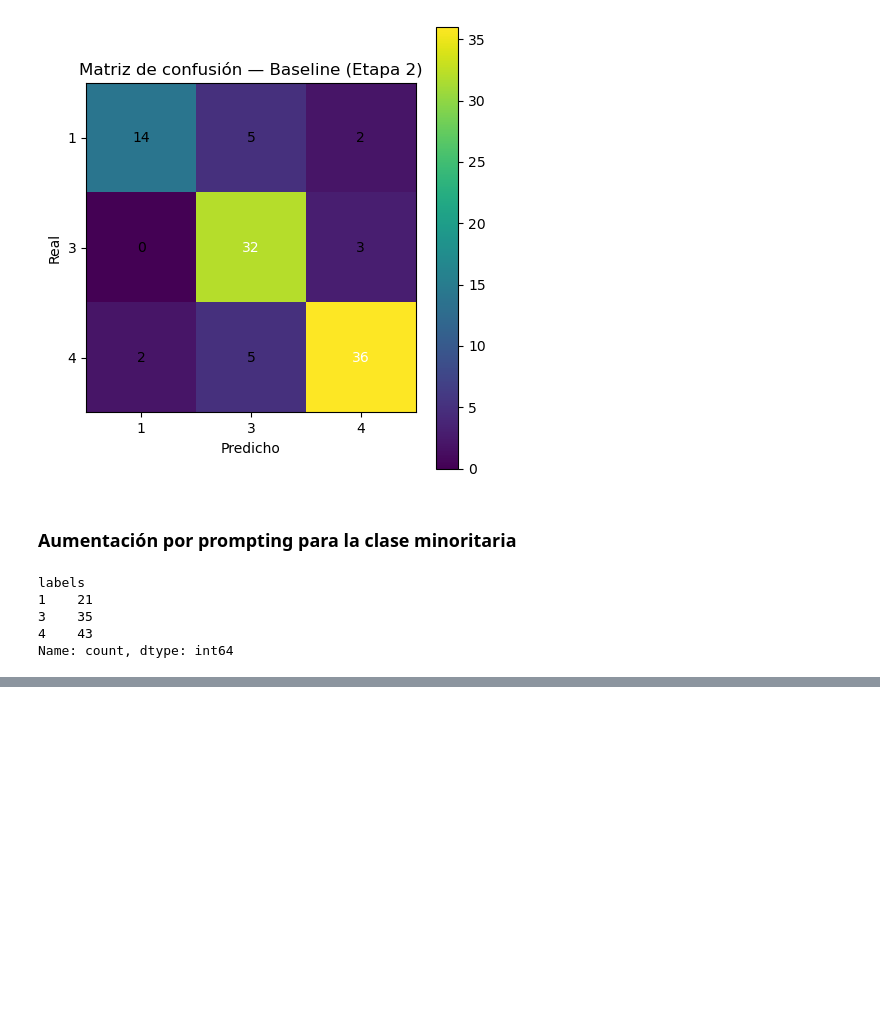
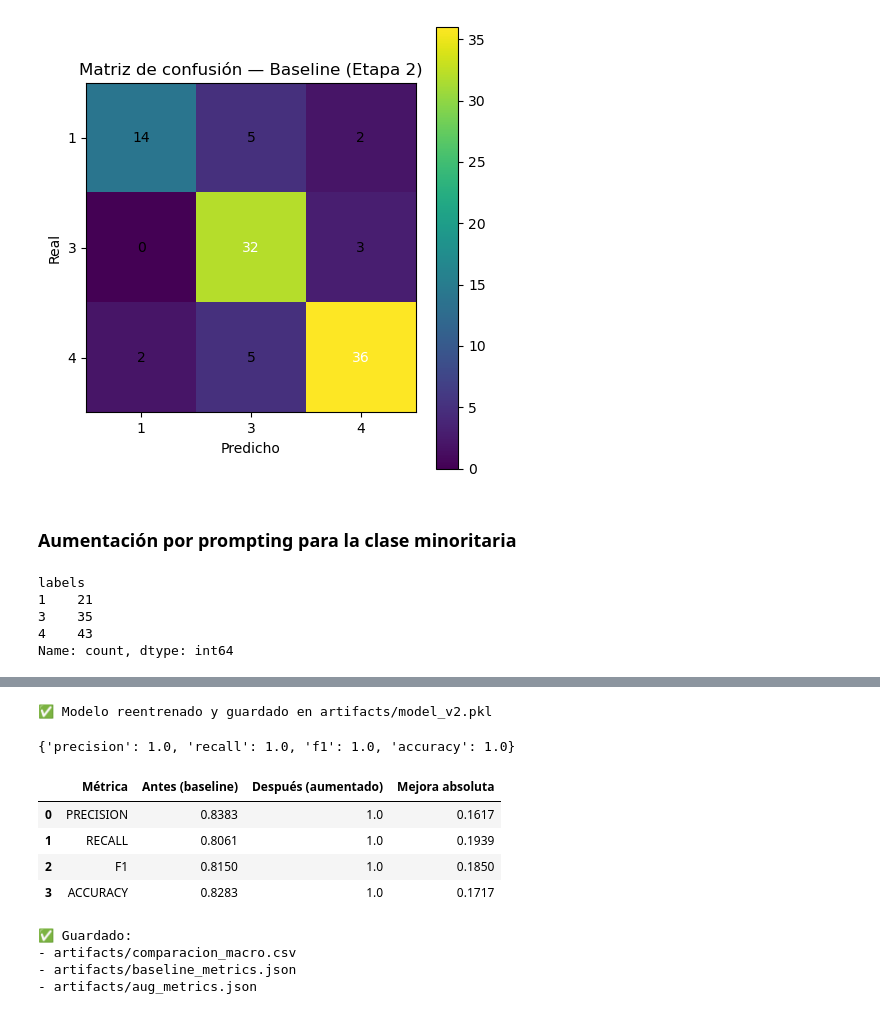
Before and after one commit to carvafel/Proyecto-1---BI, a Jupyter notebook: etapa2.ipynb, the cells around one changed output, grey strips where cells are left out. Drawn from its saved outputs; the diff is of its cells as text; code cells hidden in the pictures; blank space fills up the shorter version.

```diff
--- a/etapa2.ipynb
+++ b/etapa2.ipynb
@@ -268,0 +279,56 @@ aug_metrics
+# %%
+model = joblib.load(BASE_MODEL)
+
+from sklearn.pipeline import Pipeline
+if not isinstance(model, Pipeline):
+    raise ValueError("El archivo 'best_model.joblib' no es un sklearn.Pipeline. Guarda tu pipeline completo.")
+
+X_aug = df_aug[TEXT_COL].astype(str)
+y_aug = df_aug[LABEL_COL].astype(str)
+
+model.fit(X_aug, y_aug)
+joblib.dump(model, NEW_MODEL)
+print(f" Modelo reentrenado y guardado en {NEW_MODEL}")
+# %% [output]
+✅ Modelo reentrenado y guardado en artifacts/model_v2.pkl
+# %%
+model_v2 = joblib.load(NEW_MODEL)
+aug_metrics = eval_report(model_v2, df2)
+aug_metrics["macro"]
+# %% [output]
+{'precision': 1.0, 'recall': 1.0, 'f1': 1.0, 'accuracy': 1.0}
+# %%
+import pandas as pd
+import json
+
+rows = []
+for k in ["precision","recall","f1","accuracy"]:
+    rows.append({
+        "Métrica": k.upper(),
+        "Antes (baseline)": round(baseline_metrics["macro"][k], 4),
+        "Después (aumentado)": round(aug_metrics["macro"][k], 4),
+        "Mejora absoluta": round(aug_metrics["macro"][k] - baseline_metrics["macro"][k], 4)
+    })
+df_comp = pd.DataFrame(rows)
+display(df_comp)
+
+# Guardar CSV/JSON
+df_comp.to_csv("artifacts/comparacion_macro.csv", index=False)
+with open("artifacts/baseline_metrics.json","w",encoding="utf-8") as f:
+    json.dump(baseline_metrics, f, ensure_ascii=False, indent=2)
+with open("artifacts/aug_metrics.json","w",encoding="utf-8") as f:
+    json.dump(aug_metrics, f, ensure_ascii=False, indent=2)
+
+print("- artifacts/comparacion_macro.csv")
+print("- artifacts/baseline_metrics.json")
+print("- artifacts/aug_metrics.json")
+# %% [output]
+|  | Métrica | Antes (baseline) | Después (aumentado) | Mejora absoluta |
+| 0 | PRECISION | 0.8383 | 1.0 | 0.1617 |
+| 1 | RECALL | 0.8061 | 1.0 | 0.1939 |
+| 2 | F1 | 0.8150 | 1.0 | 0.1850 |
+| 3 | ACCURACY | 0.8283 | 1.0 | 0.1717 |
+✅ Guardado:
+- artifacts/comparacion_macro.csv
+- artifacts/baseline_metrics.json
+- artifacts/aug_metrics.json
```
Also changed, not shown: parts of 10 cells of this notebook, 5 other files.
